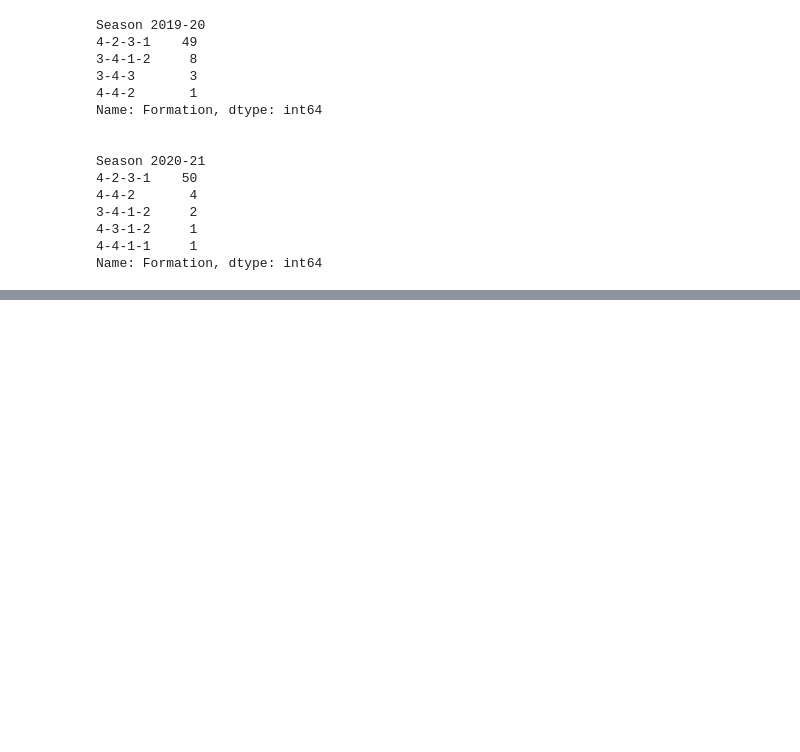
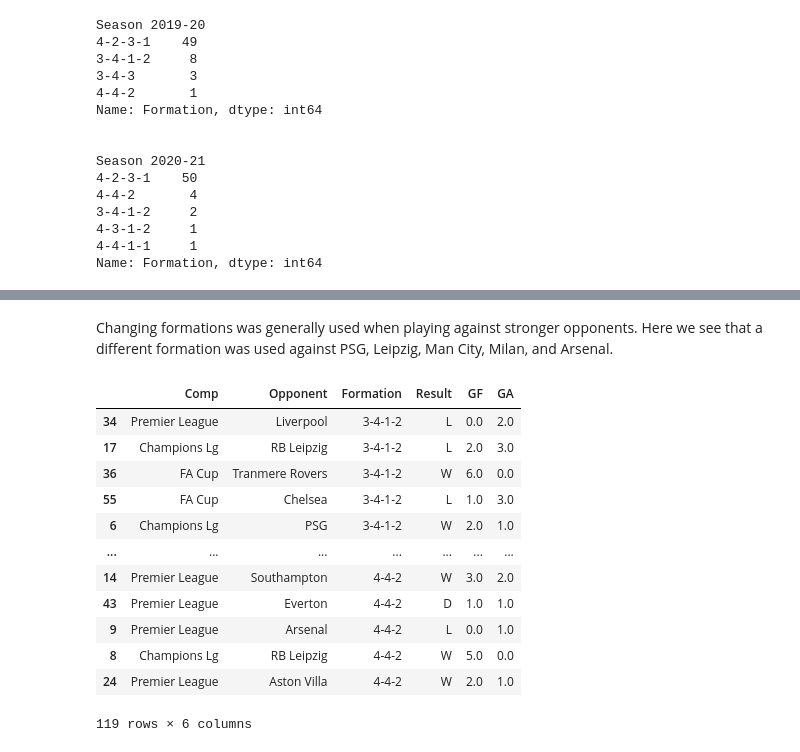
Before and after one commit to HassaanAW/Man-Utd-Analysis, a Jupyter notebook: Phase 1/Summer_Project_Phase_1_.ipynb, the cells around one changed output, grey strips where cells are left out. Drawn from its saved outputs; the diff is of its cells as text; code cells hidden in the pictures; blank space fills up the shorter version.

```diff
--- a/Phase 1/Summer_Project_Phase_1_.ipynb
+++ b/Phase 1/Summer_Project_Phase_1_.ipynb
@@ -102,0 +228,21 @@ Name: Formation, dtype: int64
+# %% [markdown]
+Changing formations was generally used when playing against stronger opponents. Here we see that a different formation was used against PSG, Leipzig, Man City, Milan, and Arsenal.
+# %%
+subset_2019 = data_2019[data_2019["Formation"] != "4-2-3-1"].loc[:, ["Comp", "Opponent", "Formation", "Result", "GF", "GA"]].sort_values("Formation")
+subset_2020 = data_2020[data_2020["Formation"] != "4-2-3-1"].loc[:, ["Comp", "Opponent", "Formation", "Result", "GF", "GA"]].sort_values("Formation")
+combined = pd.concat([data_2019, data_2020]).loc[:, ["Comp", "Opponent", "Formation", "Result", "GF", "GA"]].sort_values("Formation")
+combined
+# %% [output]
+|  | Comp | Opponent | Formation | Result | GF | GA |
+| 34 | Premier League | Liverpool | 3-4-1-2 | L | 0.0 | 2.0 |
+| 17 | Champions Lg | RB Leipzig | 3-4-1-2 | L | 2.0 | 3.0 |
+| 36 | FA Cup | Tranmere Rovers | 3-4-1-2 | W | 6.0 | 0.0 |
+| 55 | FA Cup | Chelsea | 3-4-1-2 | L | 1.0 | 3.0 |
+| 6 | Champions Lg | PSG | 3-4-1-2 | W | 2.0 | 1.0 |
+| ... | ... | ... | ... | ... | ... | ... |
+| 14 | Premier League | Southampton | 4-4-2 | W | 3.0 | 2.0 |
+| 43 | Premier League | Everton | 4-4-2 | D | 1.0 | 1.0 |
+| 9 | Premier League | Arsenal | 4-4-2 | L | 0.0 | 1.0 |
+| 8 | Champions Lg | RB Leipzig | 4-4-2 | W | 5.0 | 0.0 |
+| 24 | Premier League | Aston Villa | 4-4-2 | W | 2.0 | 1.0 |
+119 rows × 6 columns
```
Also changed, not shown: parts of 9 cells of this notebook, 1 other file.
